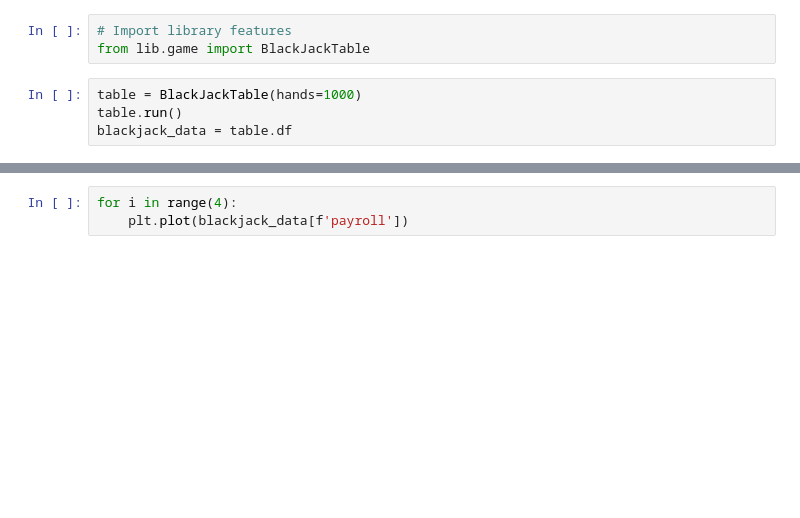
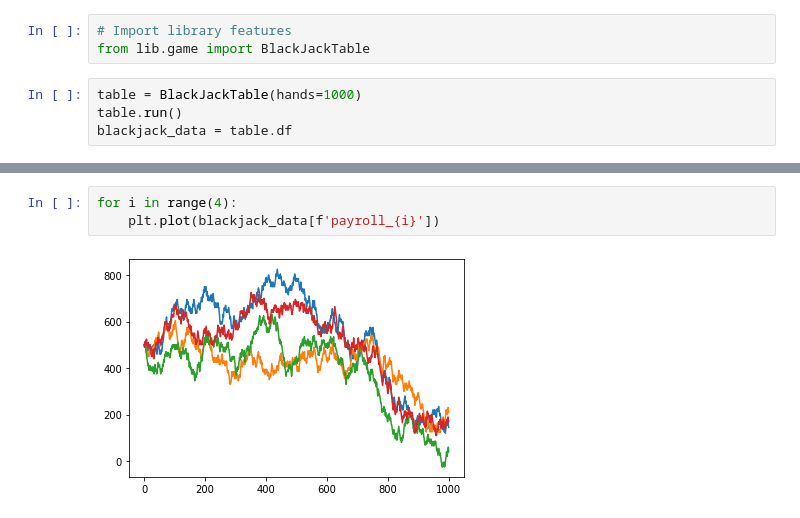
Before and after one commit to tliggett/blackjack, a Jupyter notebook: 01_blackjack_demo.ipynb, the cells around one changed output, grey strips where cells are left out. Cells and saved outputs as stored; diff of their text form; blank space fills up the shorter version.

```diff
--- a/01_blackjack_demo.ipynb
+++ b/01_blackjack_demo.ipynb
@@ -27,4 +27,6 @@ blackjack_data
 1001 rows × 15 columns
 # %%
 for i in range(4):
-    plt.plot(blackjack_data[f'payroll'])
+    plt.plot(blackjack_data[f'payroll_{i}'])
+# %% [output]
+[figure, added]
```
Also changed, not shown: parts of 1 cell of this notebook, 1 other file.
